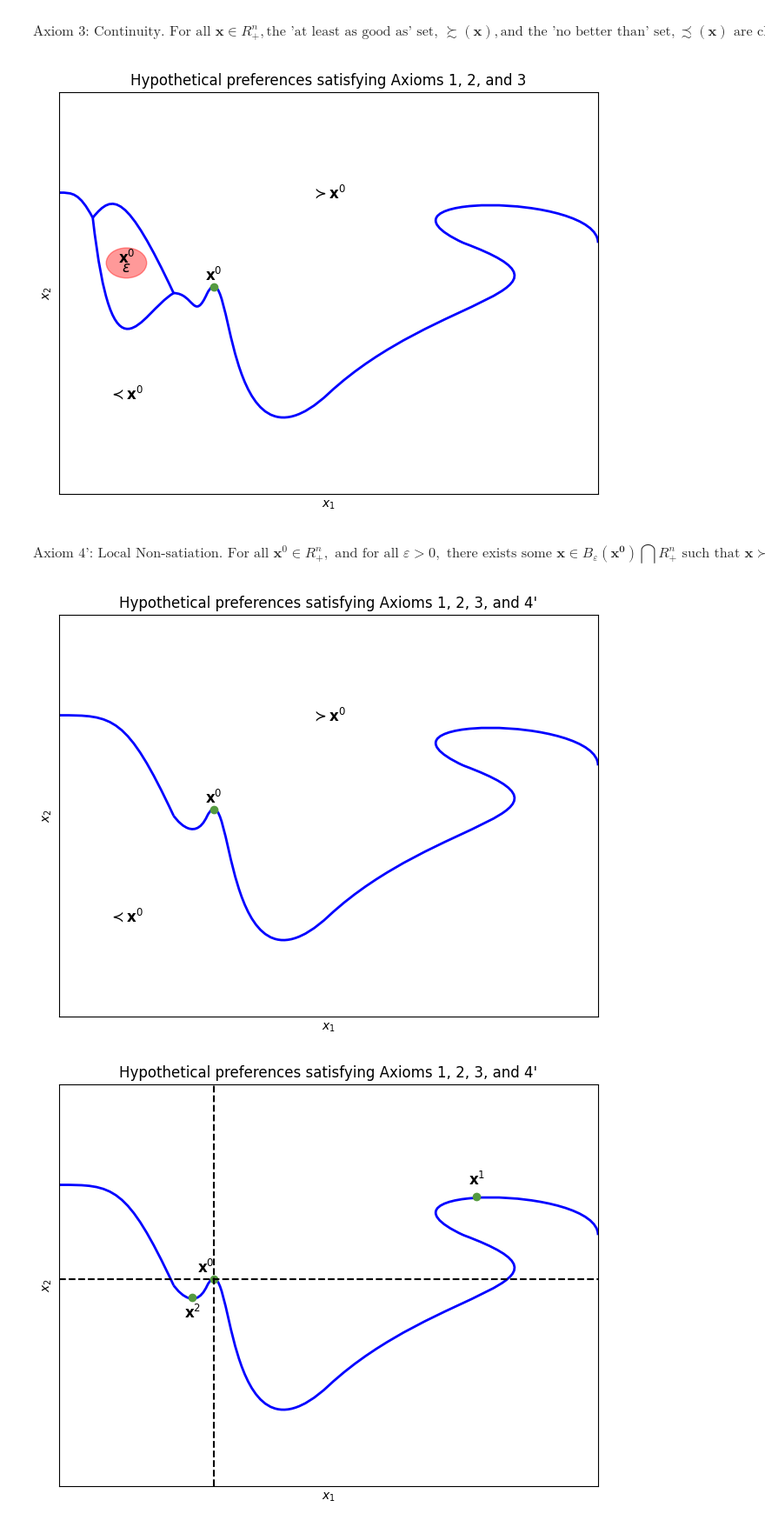
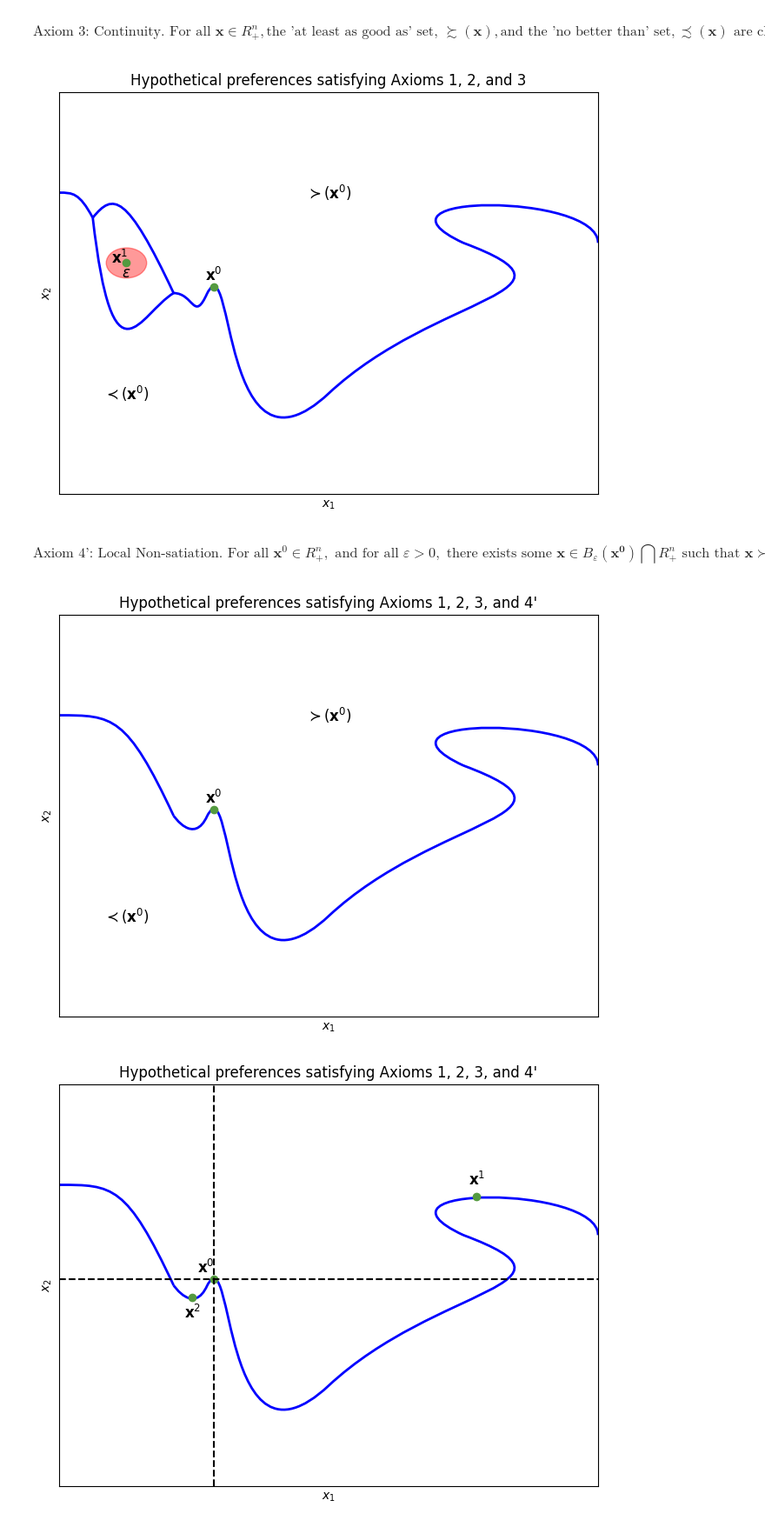
Before and after one commit to mjavadg/Advanced-Microeconomics_Fall2024, a Jupyter notebook: 9th session rational axioms part 3.ipynb.ipynb, the cells around one changed output. Shown at 87% size. Drawn from its saved outputs; the diff is of its cells as text; code cells hidden in the pictures.

```diff
--- a/9th session rational axioms part 3.ipynb.ipynb
+++ b/9th session rational axioms part 3.ipynb.ipynb
@@ -176,12 +176,6 @@ $$
 \text{Axiom 3: Continuity. For all } \mathbf{x} \in R^n_{+}, \text{the 'at least as good as' set, } \succsim \mathbf{(x)}, \text{and the 'no better than' set}, \precsim \mathbf{(x)} \text{ are closed in } R^n_{+}.
 $$
 # %%
-import numpy as np
-import matplotlib.pyplot as plt
-from matplotlib.path import Path
-from matplotlib.patches import PathPatch
-
-# Define the vertices for the original curve
 vertices_curve = [
     (0, 10),
     (0.1, 10),
@@ -244,43 +238,39 @@ codes = [Path.MOVETO, Path.CURVE4, Path.CURVE4, Path.CURVE4,
 path_curve = Path(vertices_curve, codes[:4])
 curve_patch = PathPatch(path_curve, facecolor='none', lw=2, edgecolor='blue')
 
-# Create the path and patch for vertices1 and vertices2
 path_gap = Path(vertices1 + vertices2, codes[4:12])
 gap_patch = PathPatch(path_gap, facecolor='none', lw=2, edgecolor='blue', linestyle='-')
 
-# Create the path and patch for the line segments
 path_lines = Path(vertices_line1 + vertices_line2 + vertices_line3 + vertices_line4, codes[12:])
 lines_patch = PathPatch(path_lines, facecolor='none', lw=2, edgecolor='blue')
 
-# Create the figure and axes
 fig, ax = plt.subplots(figsize=(8, 6))
 
-# Add the patches to the axes
 ax.add_patch(curve_patch)
 ax.add_patch(gap_patch)
 ax.add_patch(lines_patch)
 
-# Add text annotations
-plt.text(2, 10, r'$\succ \mathbf{x}^0$', fontsize=12, color='black', ha='center', va='center')
-plt.text(0.5, 8, r'$\prec \mathbf{x}^0$', fontsize=12, color='black', ha='center', va='center')
+plt.text(2, 10, r'$\succ (\mathbf{x}^0)$', fontsize=12, color='black', ha='center', va='center')
+plt.text(0.5, 8, r'$\prec (\mathbf{x}^0)$', fontsize=12, color='black', ha='center', va='center')
 plt.scatter(1.15, 9.06, color='#549A40')
 plt.annotate(r'$\mathbf{x}^0$', (1.15, 9.), textcoords="offset points", xytext=(0,10), ha='center', fontsize=12, color='black')
 
 circle = plt.Circle((0.5, 9.3), 0.15, color='red', fill=True, alpha = 0.4)
 plt.gca().add_artist(circle)
-plt.text(0.5, 9.35, r'$\mathbf{x}^0$', fontsize=12, color='black', ha='center', va='center')
-plt.text(0.5, 9.25, r'$\varepsilon$', fontsize=12, color='black', ha='center', va='center', fontweight='bold')
+plt.text(0.45, 9.35, r'$\mathbf{x}^1$', fontsize=12, color='black', ha='center', va='center')
+plt.scatter(0.5, 9.3, color='#549A40')
+plt.text(0.5, 9.2, r'$\varepsilon$', fontsize=12, color='black', ha='center', va='center', fontweight='bold')
 
 plt.xticks([])
 plt.yticks([])
 ax.set_xlim(0, 4)
 ax.set_ylim(7, 11)
 ax.set_xlabel('$x_1$')
 ax.set_ylabel('$x_2$')
 ax.set_title('Hypothetical preferences satisfying Axioms 1, 2, and 3')
 plt.show()
 # %% [output]
-[figure, old version]
+[figure, new version]
 # %% [markdown]
 $$
 \text{Axiom 4': Local Non-satiation. For all } \mathbf{x}^0 \in R^n_{+}, \text{ and for all } \varepsilon > 0, \text{ there exists some } \mathbf{x} \in B_{\varepsilon}\mathbf{(x^0)} \bigcap R^n_{+} \text{ such that } \mathbf{x} \succ \mathbf{x}^0.
@@ -342,8 +332,8 @@ fig, ax = plt.subplots(figsize=(8, 6))
 ax.add_patch(gap_patch)
 ax.add_patch(lines_patch)
 
-plt.text(2, 10, r'$\succ \mathbf{x}^0$', fontsize=12, color='black', ha='center', va='center')
-plt.text(0.5, 8, r'$\prec \mathbf{x}^0$', fontsize=12, color='black', ha='center', va='center')
+plt.text(2, 10, r'$\succ (\mathbf{x}^0)$', fontsize=12, color='black', ha='center', va='center')
+plt.text(0.5, 8, r'$\prec (\mathbf{x}^0)$', fontsize=12, color='black', ha='center', va='center')
 plt.scatter(1.15, 9.06, color='#549A40')
 plt.annotate(r'$\mathbf{x}^0$', (1.15, 9.), textcoords="offset points", xytext=(0,10), ha='center', fontsize=12, color='black')
 
@@ -358,7 +348,7 @@ plt.axhline(1.15, 9.06)
 plt.axvline(7, 11)
 plt.show()
 # %% [output]
-[figure, old version]
+[figure, new version]
 # %%
 vertices1 = [
     (0, 10),
```
Also changed, not shown: parts of 5 cells of this notebook.
